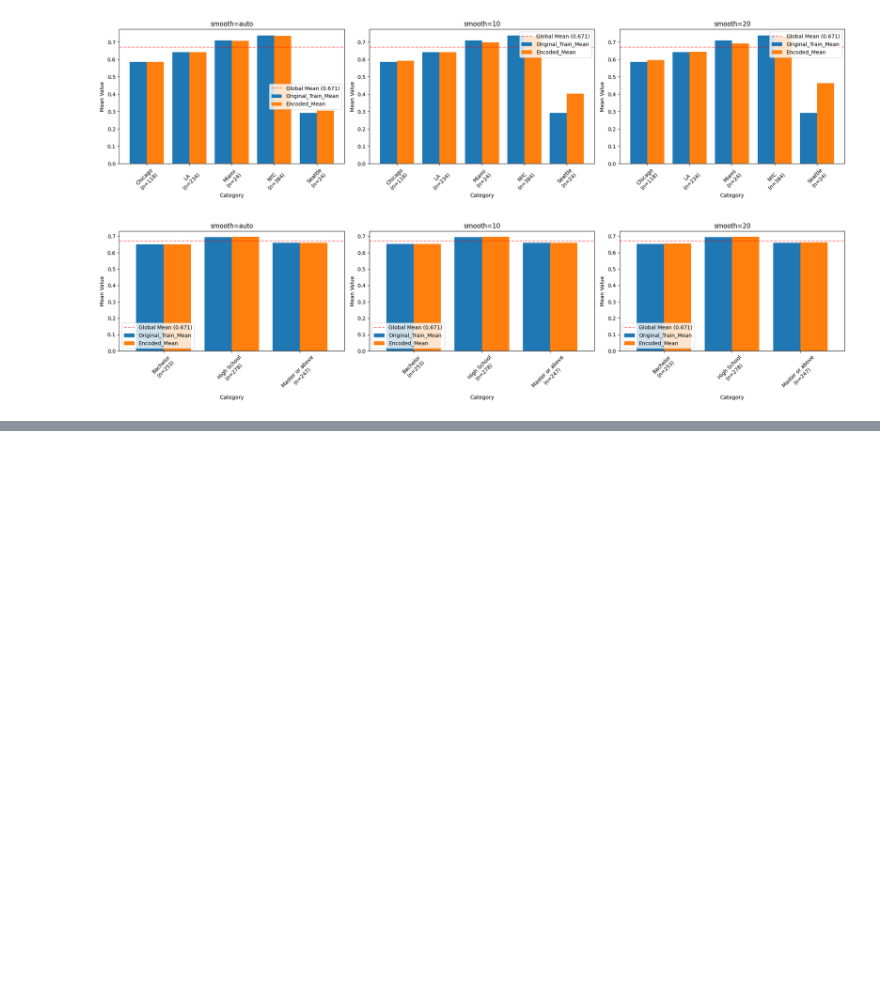
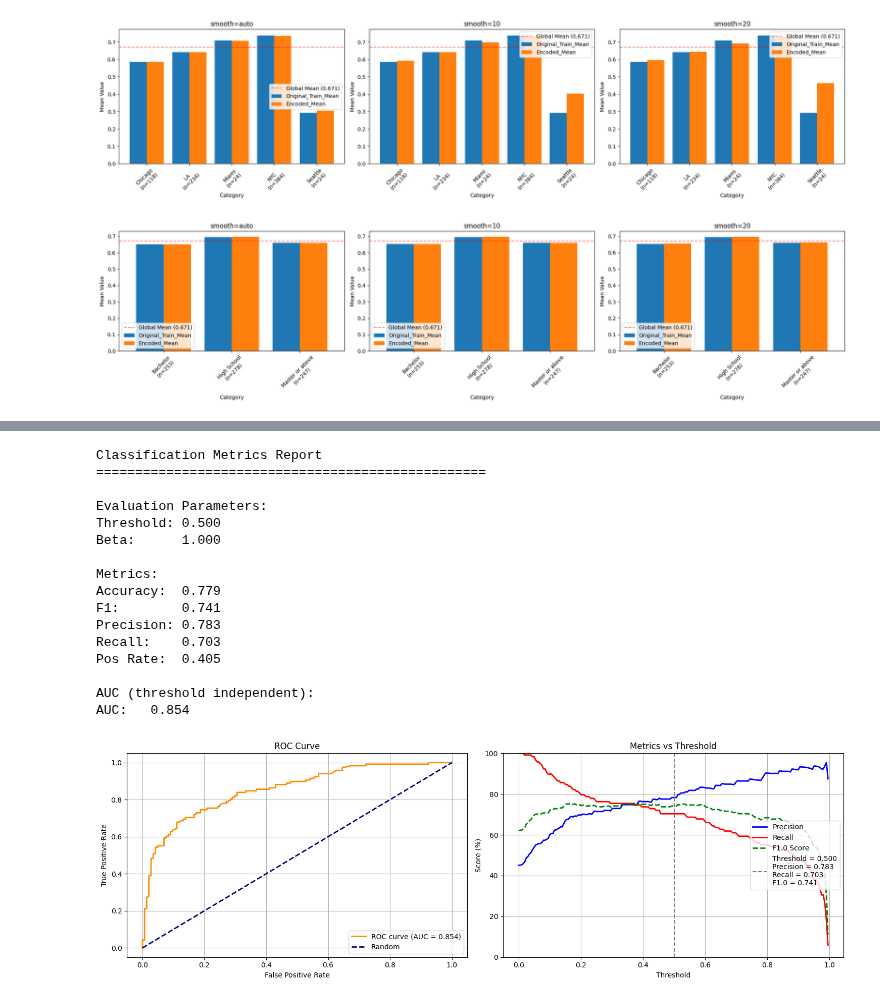
Before and after one commit to MenaWANG/mlarena, a Jupyter notebook: examples/advanced_usage.ipynb, the cells around one changed output, grey strips where cells are left out. Saved outputs shown, nothing was run; the diff lists cells and outputs as text; code cells hidden in the pictures; blank space fills up the shorter version.

Commit message:
doc: advanced example on custom configure algorithm

```diff
--- a/examples/advanced_usage.ipynb
+++ b/examples/advanced_usage.ipynb
@@ -171,0 +182,8 @@ results = PreProcessor.plot_target_encoding_comparison(X_train, y_train,
+# %%
+# Load data
+titanic = fetch_openml('titanic', version=1, as_frame=True)
+X = titanic.data
+y = titanic.target.astype(int)
+X = X.drop(['boat', 'body', 'home.dest', 'ticket', 'cabin', 'name'], axis=1)
+X_train_full, X_test, y_train_full, y_test = train_test_split(X, y, test_size=0.2, random_state=42)
+X_train, X_val, y_train, y_val = train_test_split(X_train_full, y_train_full, test_size=0.2, random_state=42)
@@ -171,0 +203,2 @@ results = PreProcessor.plot_target_encoding_comparison(X_train, y_train,
+# %%
+encoding_recommendations = PreProcessor.encoding_recommendations(X_train)
@@ -171,0 +223,35 @@ results = PreProcessor.plot_target_encoding_comparison(X_train, y_train,
+# %%
+# custom configure the algorithm and preprocessor
+lgb_params = {
+    "learning_rate": 0.01,
+    "n_estimators": 1000,
+    "scale_pos_weight": 1.9,
+}
+ml_pipeline = ML_PIPELINE(
+    model=lgb.LGBMClassifier(**lgb_params),
+    preprocessor=PreProcessor(
+        num_impute_strategy="mean",  # default "median"
+        target_encode_cols=encoding_recommendations["target_encode_cols"],
+    ),
+)
+ml_pipeline.fit(X_train, y_train)
+# %%
+results = ml_pipeline.evaluate(X_test, y_test)
+# %% [output]
+Classification Metrics Report
+==================================================
+
+Evaluation Parameters:
+Threshold: 0.500
+Beta:      1.000
+
+Metrics:
+Accuracy:  0.779
+F1:        0.741
+Precision: 0.783
+Recall:    0.703
+Pos Rate:  0.405
+
+AUC (threshold independent):
+AUC:   0.854
+[figure, added]
```
Also changed, not shown: parts of 6 cells of this notebook, 2 other files.
